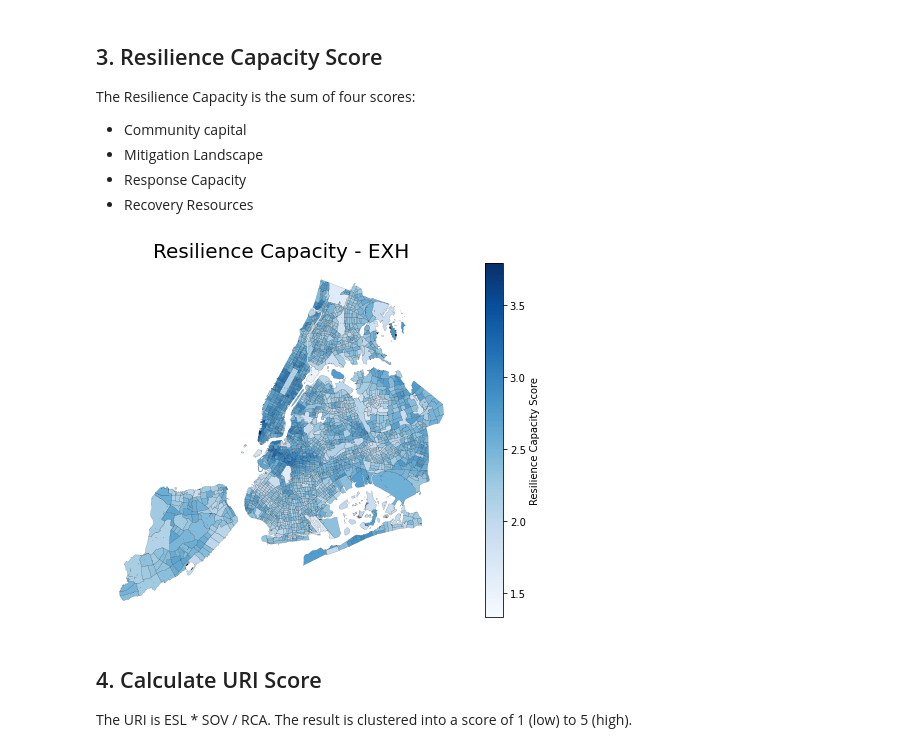
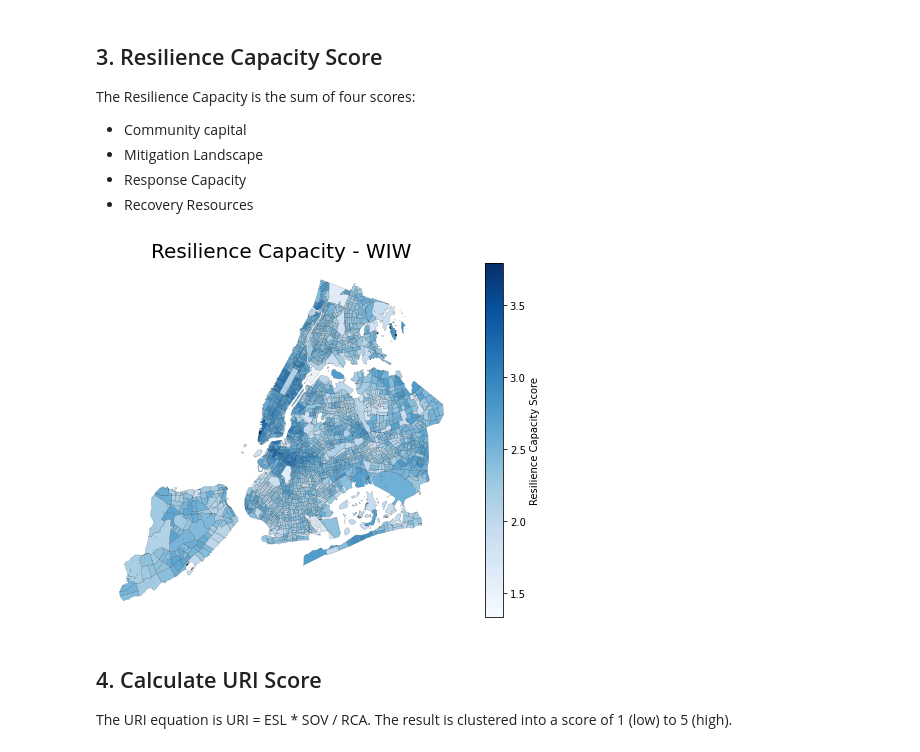
Before and after one commit to NYCEM-GIS/urban-risk-index, a Jupyter notebook: NOTEBOOKS/CALC_URI_WIW_1.ipynb, the cells around one changed output. Drawn from its saved outputs; the diff is of its cells as text; code cells hidden in the pictures.

```diff
--- a/NOTEBOOKS/CALC_URI_WIW_1.ipynb
+++ b/NOTEBOOKS/CALC_URI_WIW_1.ipynb
@@ -85,14 +82,14 @@ The Resilience Capacity is the sum of four scores:
 # %%
 path_RCA = params.PATHNAMES.at['OUTPUTS_folder', 'Value'] + r'\\RCA\RCA_{}_tract.shp'.format(hazard_name)
 gdf_RCA = gpd.read_file(path_RCA)
 RCA = URI.RCA(hazard_name=hazard_name, map_tract=gdf_RCA)
 #
-plotting.plot_RCA_nb('EXH', RCA.RCA_map)
+plotting.plot_RCA_nb('WIW', RCA.RCA_map)
 # %% [output]
-[figure, old version]
+[figure, new version]
 # %% [markdown]
 ## 4. Calculate URI Score
-The URI is ESL * SOV / RCA.  The result is clustered into a score of 1 (low) to 5 (high).
+The URI equation is URI = ESL * SOV / RCA.  The result is clustered into a score of 1 (low) to 5 (high).
 # %%
 URI_EXH = URI.URI(hazard_name=hazard_name, ESL=ESL, SOV=SOV, RCA=RCA)
 URI_EXH.calc_URI()
```
Also changed, not shown: parts of 7 cells of this notebook, 5 other files.
